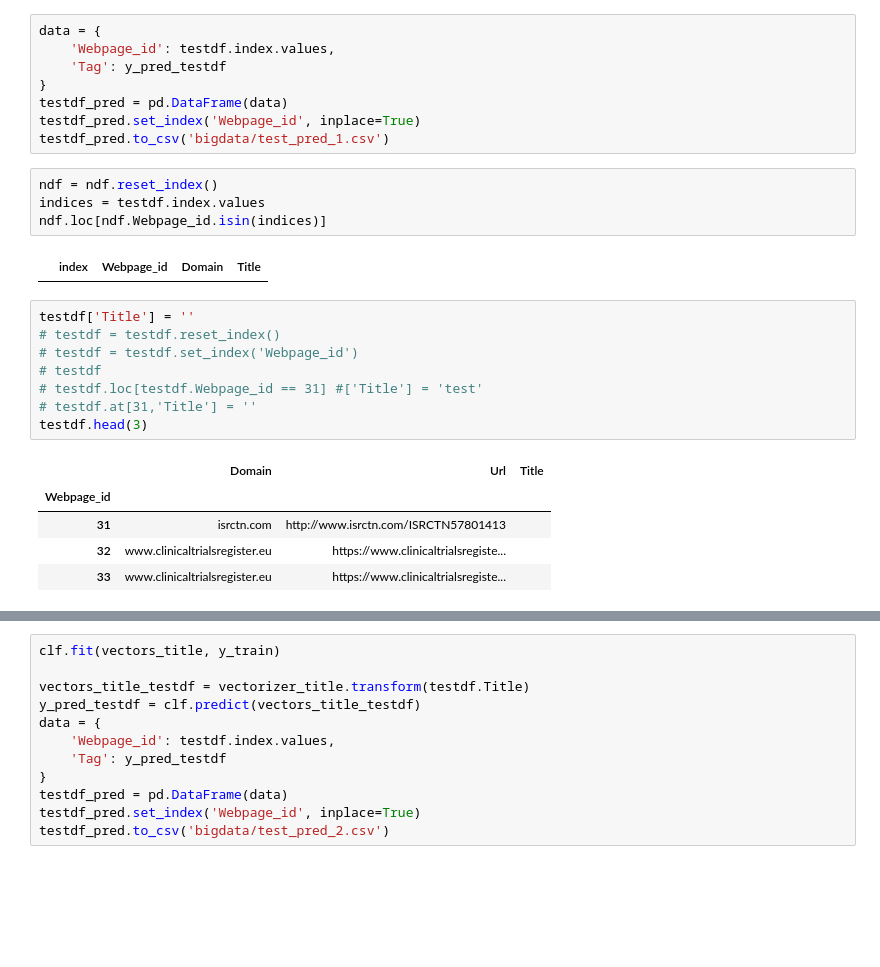
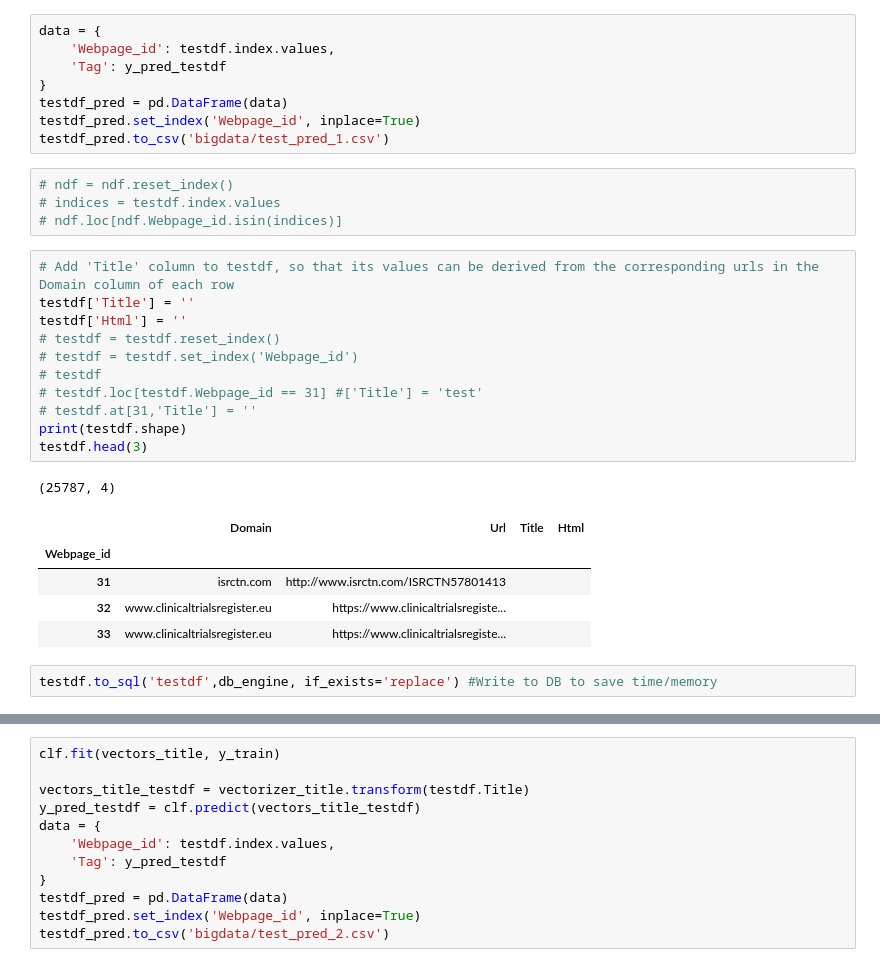
Before and after one commit to DataScienceWorks/AV-Innoplexus-Webpage-Classification, a Jupyter notebook: A_DataPreprocessing.ipynb, the cells around one changed output, grey strips where cells are left out. Cells and saved outputs as stored; diff of their text form; blank space fills up the shorter version.

```diff
--- a/A_DataPreprocessing.ipynb
+++ b/A_DataPreprocessing.ipynb
@@ -500,23 +512,27 @@ testdf_pred = pd.DataFrame(data)
 testdf_pred.set_index('Webpage_id', inplace=True)
 testdf_pred.to_csv('bigdata/test_pred_1.csv')
 # %%
-ndf = ndf.reset_index()
-indices = testdf.index.values
-ndf.loc[ndf.Webpage_id.isin(indices)]
+# ndf = ndf.reset_index()
+# indices = testdf.index.values
+# ndf.loc[ndf.Webpage_id.isin(indices)]
-# %% [output]
-|  | index | Webpage_id | Domain | Title |
 # %%
+# Add 'Title' column to testdf, so that its values can be derived from the corresponding urls in the Domain column of each row
 testdf['Title'] = ''
+testdf['Html'] = ''
 # testdf = testdf.reset_index()
 # testdf = testdf.set_index('Webpage_id')
 # testdf
 # testdf.loc[testdf.Webpage_id == 31] #['Title'] = 'test'
 # testdf.at[31,'Title'] = ''
+print(testdf.shape)
 testdf.head(3)
 # %% [output]
+(25787, 4)
-|  | Domain | Url | Title |
-| Webpage_id |  |  |  |
-| 31 | isrctn.com | http://www.isrctn.com/ISRCTN57801413 |  |
-| 32 | www.clinicaltrialsregister.eu | https://www.clinicaltrialsregiste... |  |
-| 33 | www.clinicaltrialsregister.eu | https://www.clinicaltrialsregiste... |  |
+|  | Domain | Url | Title | Html |
+| Webpage_id |  |  |  |  |
+| 31 | isrctn.com | http://www.isrctn.com/ISRCTN57801413 |  |  |
+| 32 | www.clinicaltrialsregister.eu | https://www.clinicaltrialsregiste... |  |  |
+| 33 | www.clinicaltrialsregister.eu | https://www.clinicaltrialsregiste... |  |  |
+# %%
+testdf.to_sql('testdf',db_engine, if_exists='replace') #Write to DB to save time/memory
 # %%
```
Also changed, not shown: parts of 33 cells of this notebook, 1 other file.
